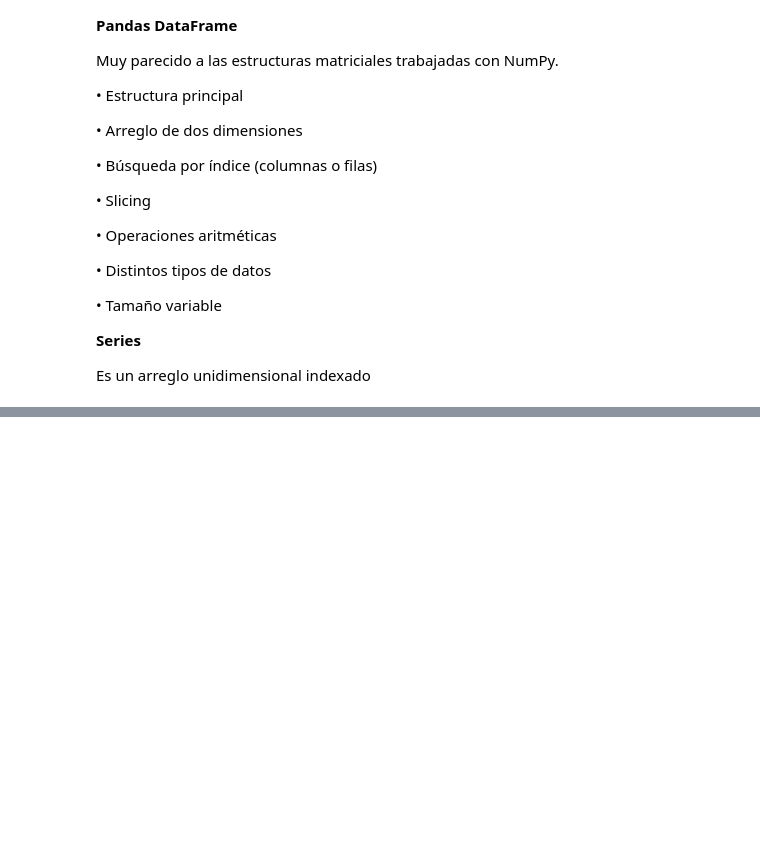
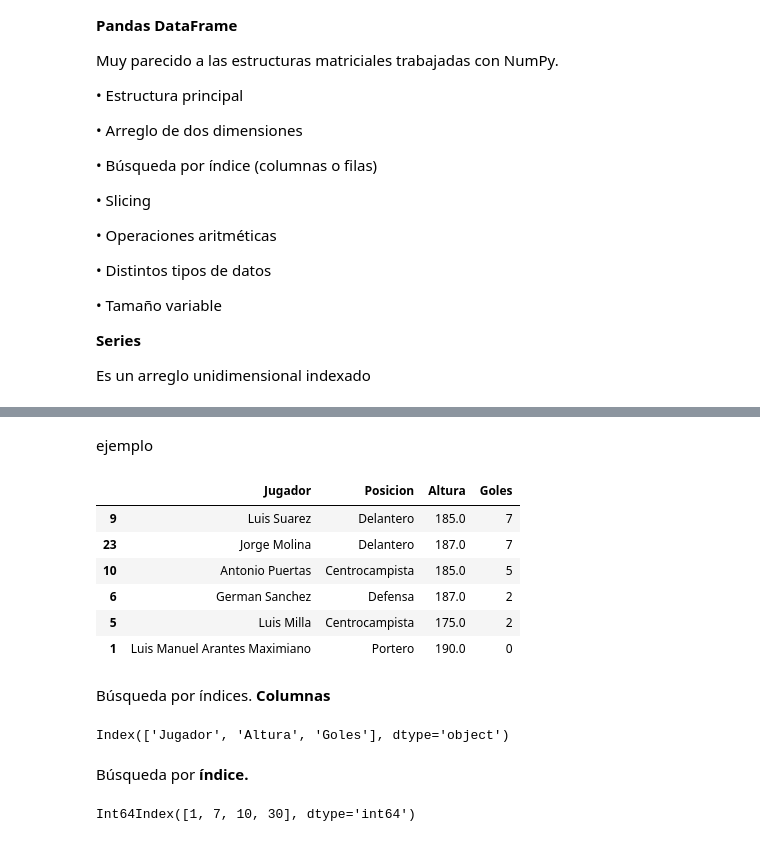
Before and after one commit to Carmen-N/Manipulaci-n-y-Transformaci-n-de-Datos-con-Pandas-y-NumPy, a Jupyter notebook: Datos_con_Pandas_y_NumPy.ipynb, the cells around one changed output, grey strips where cells are left out. Saved outputs shown, nothing was run; the diff lists cells and outputs as text; code cells hidden in the pictures; blank space fills up the shorter version.

```diff
--- a/Datos_con_Pandas_y_NumPy.ipynb
+++ b/Datos_con_Pandas_y_NumPy.ipynb
@@ -632,0 +701,29 @@ import pandas as pd
+# %% [markdown]
+ejemplo
+# %%
+granada_fc = {'Jugador':['Luis Suarez','Jorge Molina', 'Antonio Puertas', 'German Sanchez', 'Luis Milla', 'Luis Manuel Arantes Maximiano'],
+ 'Posicion':['Delantero', 'Delantero', 'Centrocampista', 'Defensa', 'Centrocampista', 'Portero'],
+ 'Altura':[185.0, 187.0, 185.0, 187.0, 175.0, 190.0],
+ 'Goles':[7, 7, 5, 2, 2, 0]}
+df_granada_players = pd.DataFrame(granada_fc, index=[9, 23, 10, 6, 5, 1])
+df_granada_players
+# %% [output]
+|  | Jugador | Posicion | Altura | Goles |
+| 9 | Luis Suarez | Delantero | 185.0 | 7 |
+| 23 | Jorge Molina | Delantero | 187.0 | 7 |
+| 10 | Antonio Puertas | Centrocampista | 185.0 | 5 |
+| 6 | German Sanchez | Defensa | 187.0 | 2 |
+| 5 | Luis Milla | Centrocampista | 175.0 | 2 |
+| 1 | Luis Manuel Arantes Maximiano | Portero | 190.0 | 0 |
+# %% [markdown]
+Búsqueda por índices. **Columnas**
+# %%
+df_players.columns
+# %% [output]
+Index(['Jugador', 'Altura', 'Goles'], dtype='object')
+# %% [markdown]
+Búsqueda por **índice.**
+# %%
+df_players.index
+# %% [output]
+Int64Index([1, 7, 10, 30], dtype='int64')
```
Also changed, not shown: parts of 11 cells of this notebook.
